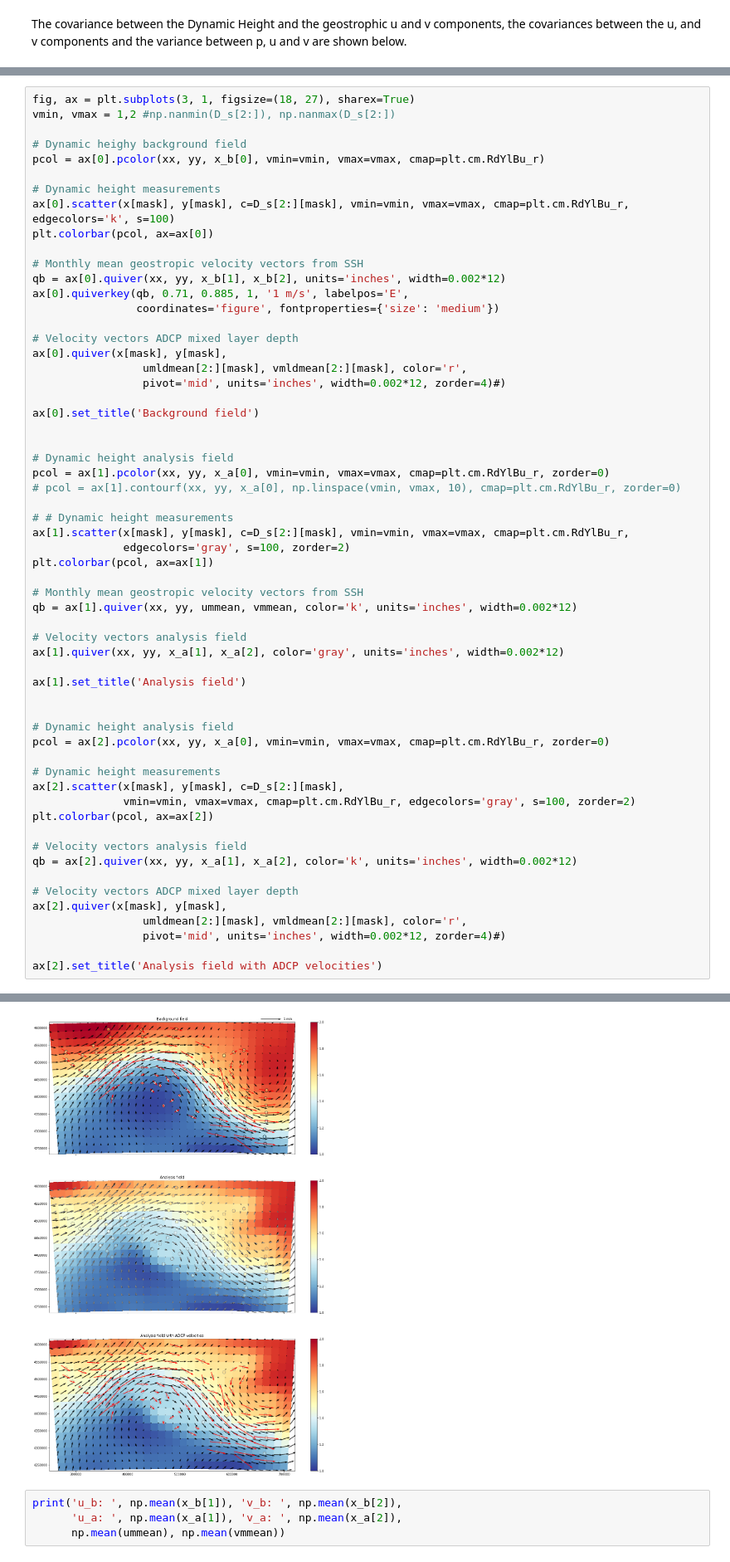
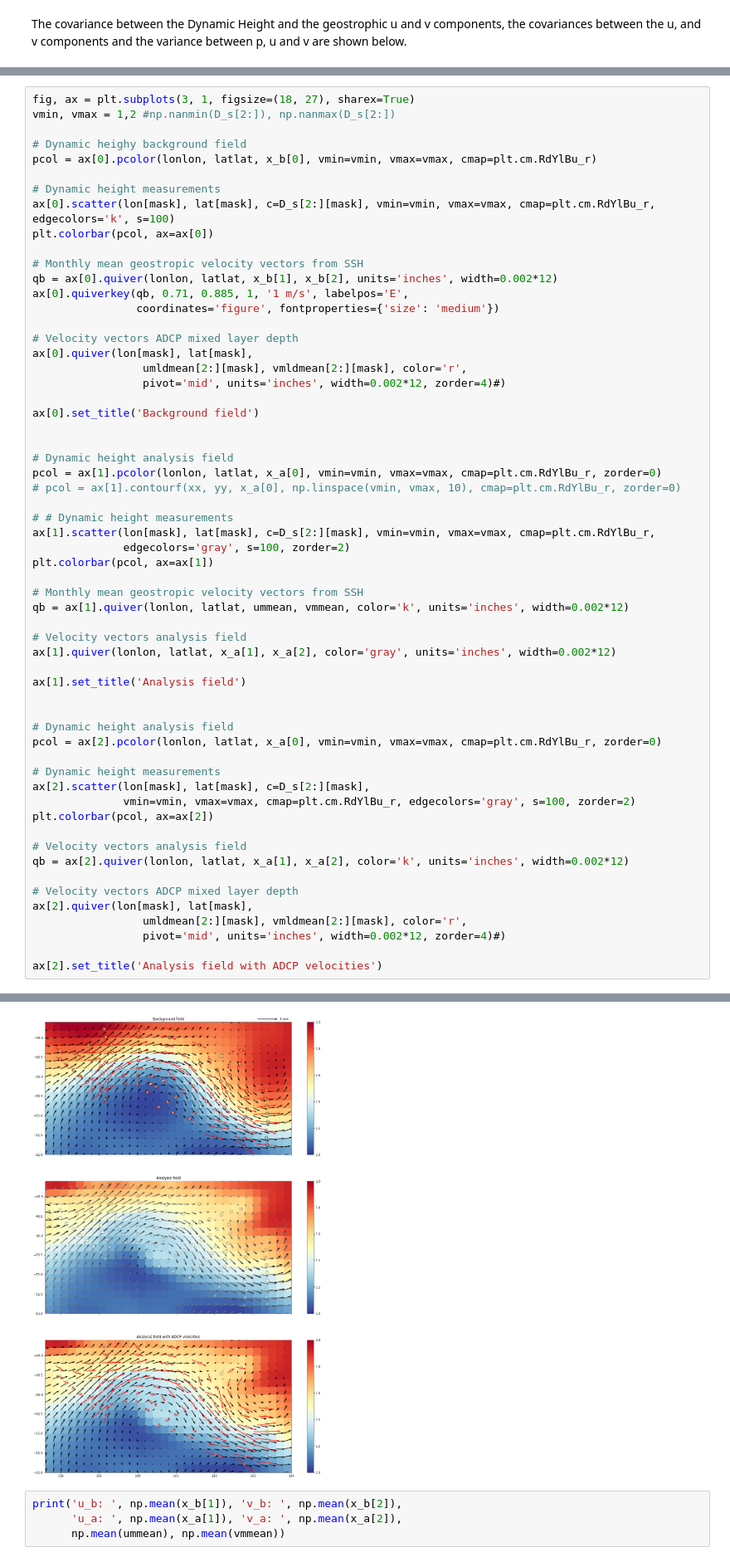
Before and after one commit to janjaapmeijer/phd-public, a Jupyter notebook: notebooks/velocity.ipynb, the cells around one changed output, grey strips where cells are left out. Shown at 83% size. Cells and saved outputs as stored; diff of their text form.

```diff
--- a/notebooks/velocity.ipynb
+++ b/notebooks/velocity.ipynb
@@ -440,19 +440,19 @@ fig, ax = plt.subplots(3, 1, figsize=(18, 27), sharex=True)
 vmin, vmax = 1,2 #np.nanmin(D_s[2:]), np.nanmax(D_s[2:])
 
 # Dynamic heighy background field
-pcol = ax[0].pcolor(xx, yy, x_b[0], vmin=vmin, vmax=vmax, cmap=plt.cm.RdYlBu_r)
+pcol = ax[0].pcolor(lonlon, latlat, x_b[0], vmin=vmin, vmax=vmax, cmap=plt.cm.RdYlBu_r)
 
 # Dynamic height measurements
-ax[0].scatter(x[mask], y[mask], c=D_s[2:][mask], vmin=vmin, vmax=vmax, cmap=plt.cm.RdYlBu_r, edgecolors='k', s=100)
+ax[0].scatter(lon[mask], lat[mask], c=D_s[2:][mask], vmin=vmin, vmax=vmax, cmap=plt.cm.RdYlBu_r, edgecolors='k', s=100)
 plt.colorbar(pcol, ax=ax[0])
 
 # Monthly mean geostropic velocity vectors from SSH
-qb = ax[0].quiver(xx, yy, x_b[1], x_b[2], units='inches', width=0.002*12)
+qb = ax[0].quiver(lonlon, latlat, x_b[1], x_b[2], units='inches', width=0.002*12)
 ax[0].quiverkey(qb, 0.71, 0.885, 1, '1 m/s', labelpos='E',
                 coordinates='figure', fontproperties={'size': 'medium'})
 
 # Velocity vectors ADCP mixed layer depth
-ax[0].quiver(x[mask], y[mask],
+ax[0].quiver(lon[mask], lat[mask],
                  umldmean[2:][mask], vmldmean[2:][mask], color='r',
                  pivot='mid', units='inches', width=0.002*12, zorder=4)#)
 
@@ -460,43 +460,43 @@ ax[0].set_title('Background field')
 
 
 # Dynamic height analysis field
-pcol = ax[1].pcolor(xx, yy, x_a[0], vmin=vmin, vmax=vmax, cmap=plt.cm.RdYlBu_r, zorder=0)
+pcol = ax[1].pcolor(lonlon, latlat, x_a[0], vmin=vmin, vmax=vmax, cmap=plt.cm.RdYlBu_r, zorder=0)
 # pcol = ax[1].contourf(xx, yy, x_a[0], np.linspace(vmin, vmax, 10), cmap=plt.cm.RdYlBu_r, zorder=0)
 
 # # Dynamic height measurements
-ax[1].scatter(x[mask], y[mask], c=D_s[2:][mask], vmin=vmin, vmax=vmax, cmap=plt.cm.RdYlBu_r,
+ax[1].scatter(lon[mask], lat[mask], c=D_s[2:][mask], vmin=vmin, vmax=vmax, cmap=plt.cm.RdYlBu_r,
               edgecolors='gray', s=100, zorder=2)
 plt.colorbar(pcol, ax=ax[1])
 
 # Monthly mean geostropic velocity vectors from SSH
-qb = ax[1].quiver(xx, yy, ummean, vmmean, color='k', units='inches', width=0.002*12)
+qb = ax[1].quiver(lonlon, latlat, ummean, vmmean, color='k', units='inches', width=0.002*12)
 
 # Velocity vectors analysis field
-ax[1].quiver(xx, yy, x_a[1], x_a[2], color='gray', units='inches', width=0.002*12)
+ax[1].quiver(lonlon, latlat, x_a[1], x_a[2], color='gray', units='inches', width=0.002*12)
 
 ax[1].set_title('Analysis field')
 
 
 # Dynamic height analysis field
-pcol = ax[2].pcolor(xx, yy, x_a[0], vmin=vmin, vmax=vmax, cmap=plt.cm.RdYlBu_r, zorder=0)
+pcol = ax[2].pcolor(lonlon, latlat, x_a[0], vmin=vmin, vmax=vmax, cmap=plt.cm.RdYlBu_r, zorder=0)
 
 # Dynamic height measurements
-ax[2].scatter(x[mask], y[mask], c=D_s[2:][mask],
+ax[2].scatter(lon[mask], lat[mask], c=D_s[2:][mask],
               vmin=vmin, vmax=vmax, cmap=plt.cm.RdYlBu_r, edgecolors='gray', s=100, zorder=2)
 plt.colorbar(pcol, ax=ax[2])
 
 # Velocity vectors analysis field
-qb = ax[2].quiver(xx, yy, x_a[1], x_a[2], color='k', units='inches', width=0.002*12)
+qb = ax[2].quiver(lonlon, latlat, x_a[1], x_a[2], color='k', units='inches', width=0.002*12)
 
 # Velocity vectors ADCP mixed layer depth
-ax[2].quiver(x[mask], y[mask],
+ax[2].quiver(lon[mask], lat[mask],
                  umldmean[2:][mask], vmldmean[2:][mask], color='r',
                  pivot='mid', units='inches', width=0.002*12, zorder=4)#)
 
 ax[2].set_title('Analysis field with ADCP velocities')
 # %% [output]
 <matplotlib.text.Text at 0x...>
-[figure, old version]
+[figure, new version]
 # %%
 print('u_b: ', np.mean(x_b[1]), 'v_b: ', np.mean(x_b[2]),
       'u_a: ', np.mean(x_a[1]), 'v_a: ', np.mean(x_a[2]),
```
Also changed, not shown: parts of 3 cells of this notebook.
